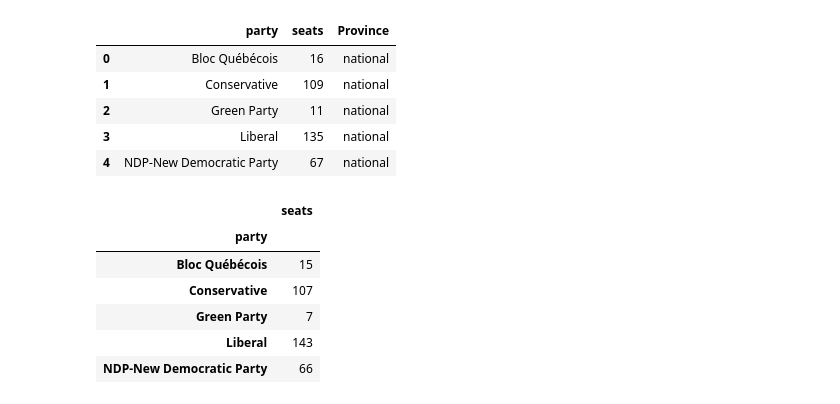
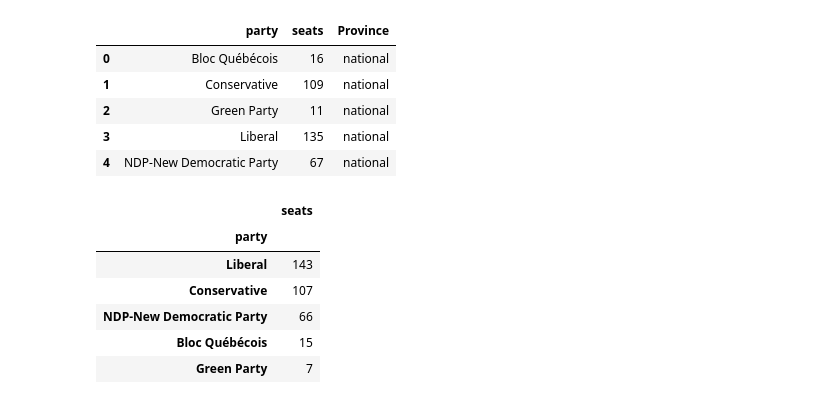
Before and after one commit to the-economist-editorial/elections-2015, a Jupyter notebook: Canada scraper.ipynb, the cells around one changed output. Cells and saved outputs as stored; diff of their text form; code cells hidden in the pictures.

```diff
--- a/Canada scraper.ipynb
+++ b/Canada scraper.ipynb
@@ -348,7 +348,7 @@ ridings = {
   "Yukon" : { "id" : 1640, "province" : "Yukon" },
 }
 # %%
-r = requests.get('http://enr.elections.ca/DownloadResults.aspx?ed=%d&result=2' % ridings['Yukon'])
+r = requests.get('http://enr.elections.ca/DownloadResults.aspx?ed=%d&result=2' % ridings['Yukon']['id'])
 # %%
 text = r.text
 # %%
@@ -534,12 +534,12 @@ dHondt('national',riding_totals.sum(),parties)
 # %%
 combine = riding_totals.groupby('province').sum().fillna(0)
 provinces = [dHondt(region, r, parties) for region,r in combine.iterrows()]
-pd.concat(provinces).groupby('party').sum()
+pd.concat(provinces).groupby('party').sum().sort_values('seats', ascending=False)
 # %% [output]
 |  | seats |
 | party |  |
+| Liberal | 143 |
+| Conservative | 107 |
+| NDP-New Democratic Party | 66 |
 | Bloc Québécois | 15 |
-| Conservative | 107 |
 | Green Party | 7 |
-| Liberal | 143 |
-| NDP-New Democratic Party | 66 |
```
Also changed, not shown: parts of 5 cells of this notebook, 3 other files.
